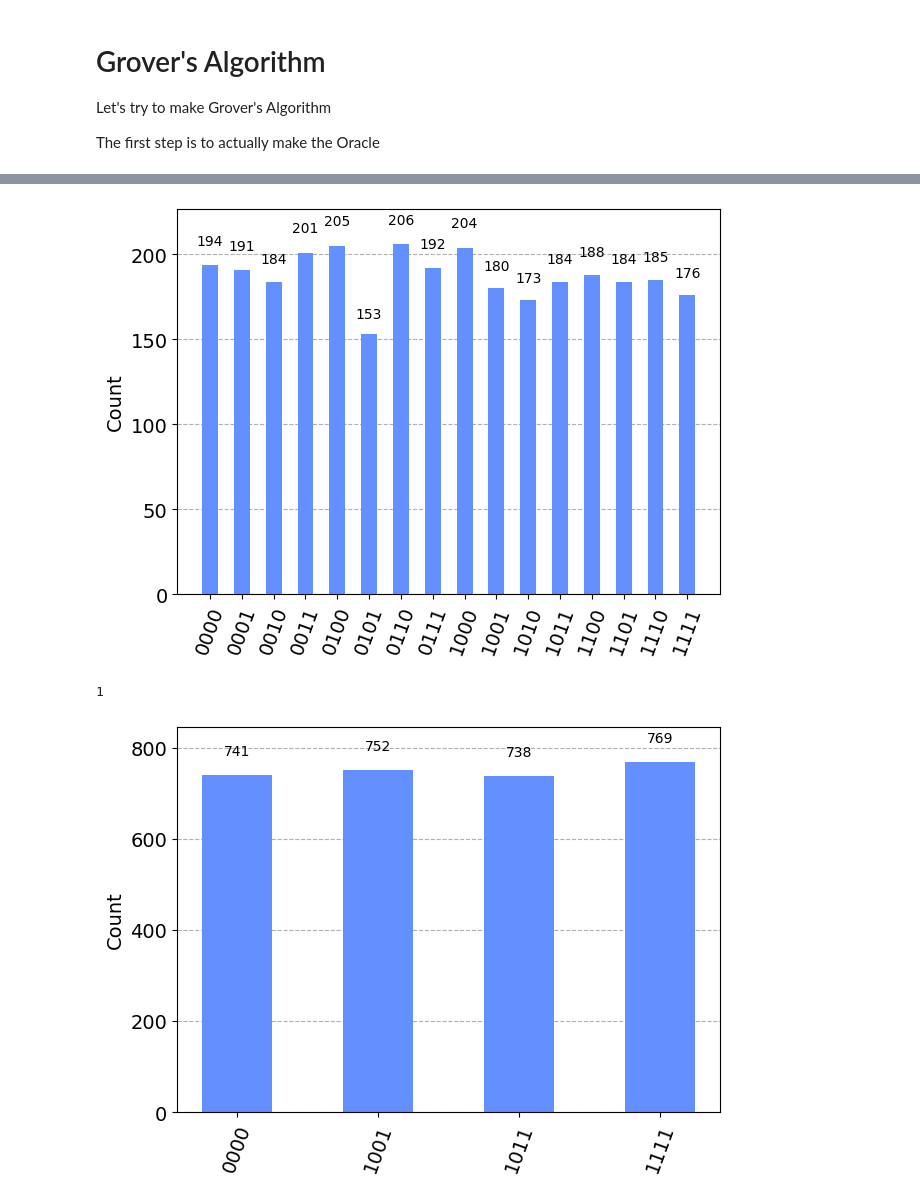
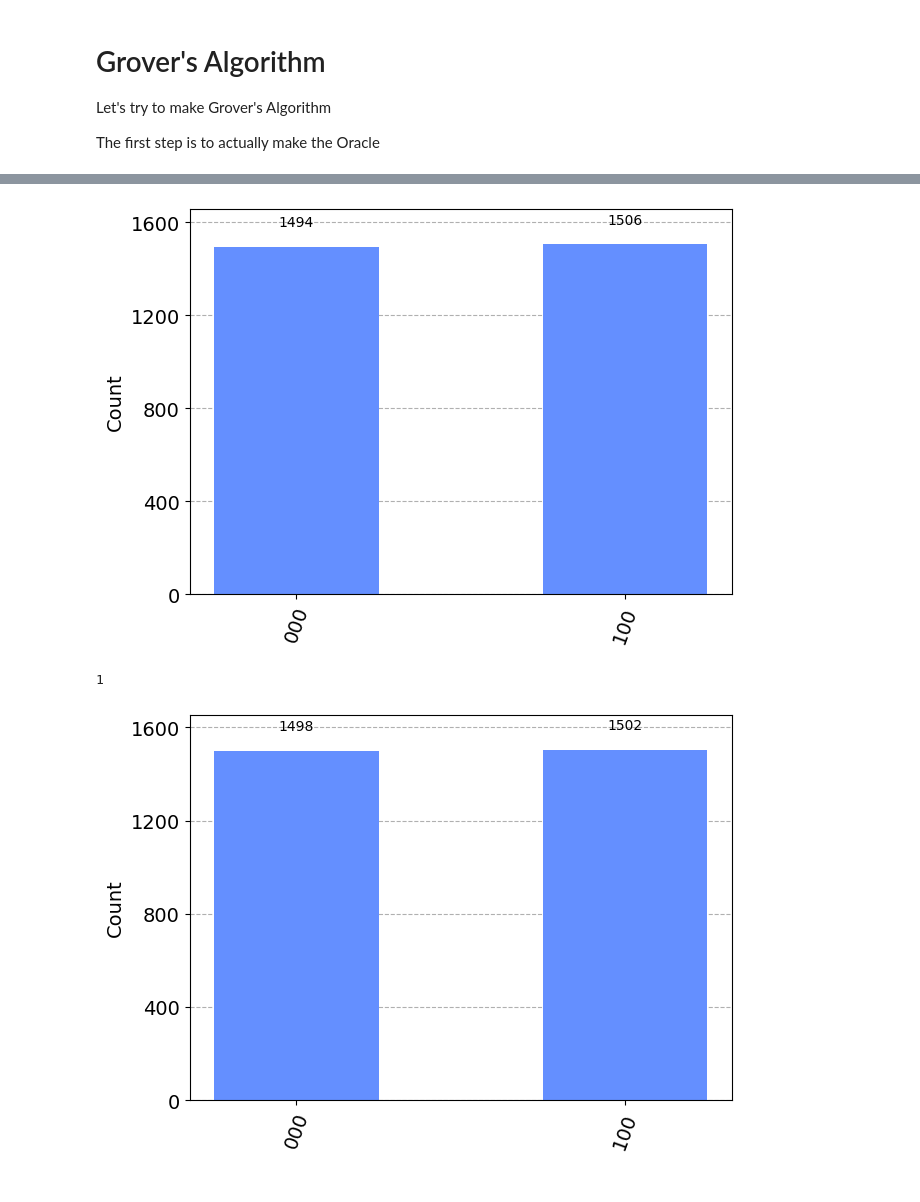
Before and after one commit to nunopcfmarques/IICQ-Project, a Jupyter notebook: IICQ-Notebook.ipynb, the cells around one changed output, grey strips where cells are left out. Drawn from its saved outputs; the diff is of its cells as text; code cells hidden in the pictures.

Commit message:
Fixed Grover's :D it is much more intuitive now!

```diff
--- a/IICQ-Notebook.ipynb
+++ b/IICQ-Notebook.ipynb
@@ -434,18 +434,21 @@ Let's try to make Grover's Algorithm
 
 The first step is to actually make the Oracle
 # %%
-solutions = ['0000', '1111', '1011', '1001']
+# Define global list size
+N = 5
 
-def grover_G(n, solutions):
+# We work with normal indexes. It's easier this way (0 ... N-1)
+solutions = [0, 4]
+
+def grover_G(N, solutions):
+
+    n = int(np.ceil(np.log2(N)))
 
     qc = QuantumCircuit(n)
 
-    N = 2 ** n
-
     # Oracle
-    U = np.identity(N)
-    for state in solutions:
-            ind = int(state, 2)
+    U = np.identity(2 ** n)
+    for ind in solutions:
             U[ind][ind] = U[ind][ind] * -1
 
     qc.unitary(U, range(n))
@@ -471,16 +474,19 @@ def grover_G(n, solutions):
     return G_gate
 
 
-def grover(n, solutions, iter):
+def grover(N, solutions, iter):
+
+    n = int(np.ceil(np.log2(N)))
+
     qc = QuantumCircuit(n)
 
     for qubit in range(n):
         qc.h(qubit)
     for i in range(iter):
-        qc.append(grover_G(n, solutions), range(n))
+        qc.append(grover_G(N, solutions), range(n))
     qc.measure_all()
     return qc
 
-qc = grover(4, solutions, 2)
+qc = grover(N, solutions, 1)
 qc.draw('mpl')
 # %% [output]
@@ -492,34 +498,30 @@ results = simulator.run(qobj, shots = 3000).result()
 counts = results.get_counts()
 plot_histogram(counts)
 # %% [output]
-[figure, old version]
+[figure, new version]
 # %%
 import matplotlib.pyplot as plt
 
-def best_grover_n(n, solutions, shots = 3000):
+def best_grover_n(N, solutions, shots = 3000):
 
     M = len(solutions)
 
-    if M >= (2 ** n) / 2:
-        n = n + 1
-        for i in range(len(solutions)):
-            solutions[i] = '0' + solutions[i]
-
-    N = 2 ** n
+    if M >= N / 2:
+        N = 2 * N
 
     iter = int(np.floor((np.pi / 4) * np.sqrt(N/M)) )
 
     print(iter)
 
-    qc = grover(n, solutions, iter)
+    qc = grover(N, solutions, iter)
     transpiled_grover_circuit = transpile(qc, simulator)
     qobj = assemble(transpiled_grover_circuit)
     results = simulator.run(qobj, shots = shots).result()
     counts = results.get_counts()
 
     return plot_histogram(counts)
 
-best_grover_n(4, solutions)
+best_grover_n(N, solutions)
 # %% [output]
 1
-[figure, old version]
+[figure, new version]
```
Also changed, not shown: parts of 3 cells of this notebook.
